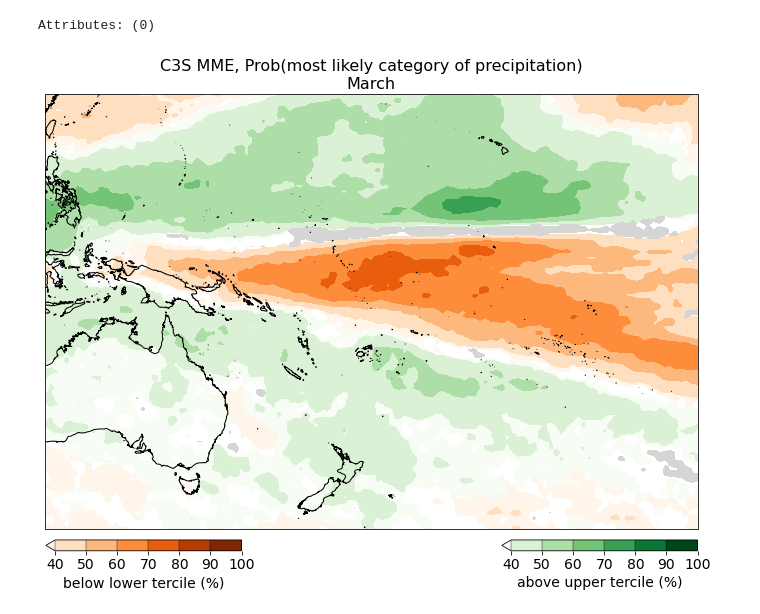
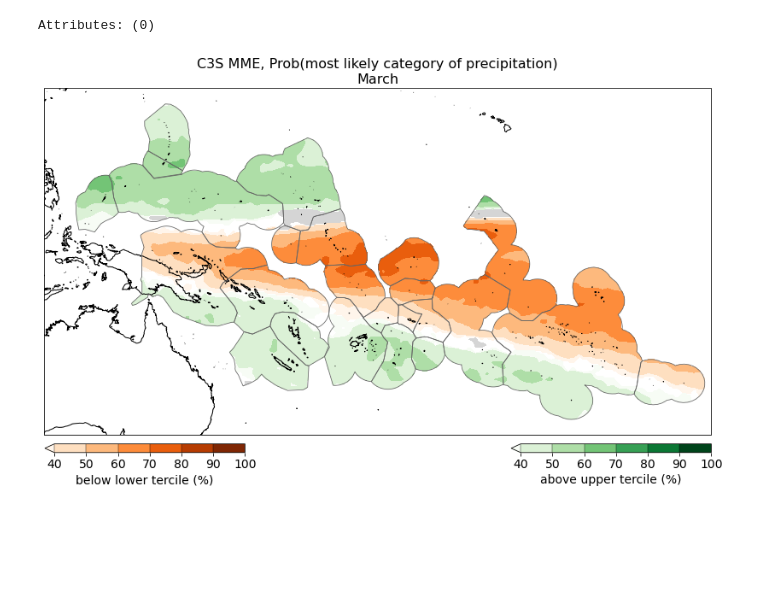
Before and after one commit to nicolasfauchereau/ICU_Water_Watch, a Jupyter notebook: notebooks/C3S/5_map_C3S_MME_probabilistic_tercile_forecast.ipynb, the cells around one changed output. Saved outputs shown, nothing was run; the diff lists cells and outputs as text; code cells hidden in the pictures; blank space fills up the shorter version.

Commit message:
added EEZ mask and ooutlines to the most likely tercile category map in 5_map_C3S_MME_probabilistic_tercile_forecast.ipynb

```diff
--- a/notebooks/C3S/5_map_C3S_MME_probabilistic_tercile_forecast.ipynb
+++ b/notebooks/C3S/5_map_C3S_MME_probabilistic_tercile_forecast.ipynb
@@ -428,43 +423,45 @@ cmap_2 = plt.cm.gray_r
 cmap_3 = plt.cm.Greens
 # %%
 ticks = np.arange(40,110,10)
+# %%
+probs['category'] = probs['category'] * probs['mask']
 # %%
 f, ax = plt.subplots(subplot_kw=dict(projection=ccrs.PlateCarree(central_longitude=180)), figsize=(14,8))
 
 im1 = probs.where(probs['category'] == 1).squeeze().sel(tercile=1,step=step)['precip'].plot.contourf(levels=np.arange(40,110,10), ax=ax, cmap = cmap_1, add_colorbar=False, transform=ccrs.PlateCarree())
-
-# cbar_ax_1 = ax.axes.inset_axes([1.01, 0.7, 0.025, 0.2])
 
 cbar_ax_1 = ax.axes.inset_axes([0.001, -0.05, 0.3, 0.025])
 
 cbar_kwargs={'shrink':0.5, 'pad':0.01, 'extend':'both', 'drawedges':True, 'ticks':np.arange(40,110,10), 'aspect':15, 'orientation':'horizontal'}
 
 cb1 = plt.colorbar(im1, cax=cbar_ax_1, **cbar_kwargs)
 
 cb1.set_ticklabels(ticks)
 
 cb1.ax.tick_params(labelsize=14)
 
 cb1.set_label("below lower tercile (%)", fontsize=14)
 
 im2 = probs.where(probs['category'] == 2).squeeze().sel(tercile=2, step=step)['precip'].plot.contourf(levels=np.arange(40,110,10), ax=ax, cmap = cmap_2, add_colorbar=False, transform=ccrs.PlateCarree())
 
 im3 = probs.where(probs['category'] == 3).squeeze().sel(tercile=3,step=step)['precip'].plot.contourf(levels=np.arange(40,110,10), ax=ax, cmap = cmap_3, add_colorbar=False, transform=ccrs.PlateCarree())
 
 cbar_ax_3 = ax.axes.inset_axes([0.7, -0.05, 0.3, 0.025], )
 
 cb3 = plt.colorbar(im3, cax=cbar_ax_3, **cbar_kwargs)
 
 cb3.set_ticklabels(ticks)
 
 cb3.ax.tick_params(labelsize=14)
 
 cb3.set_label("above upper tercile (%)", fontsize=14)
 
 ax.coastlines(resolution='10m')
 
+plot.add_geom(ax, geoms=EEZs)
+
 ax.set_title(f"C3S MME, Prob(most likely category of precipitation)\n{label_period}", fontsize=16)
 
 f.savefig(f'/home/nicolasf/Desktop/C3S_most_likely_category_{period}_{quantile}_{year}_{month:02d}_init_{label_period.replace(" - ","_")}.png', dpi=200, bbox_inches='tight', facecolor='w')
 # %% [output]
-[figure, old version]
+[figure, new version]
```
Also changed, not shown: parts of 1 cell of this notebook.
